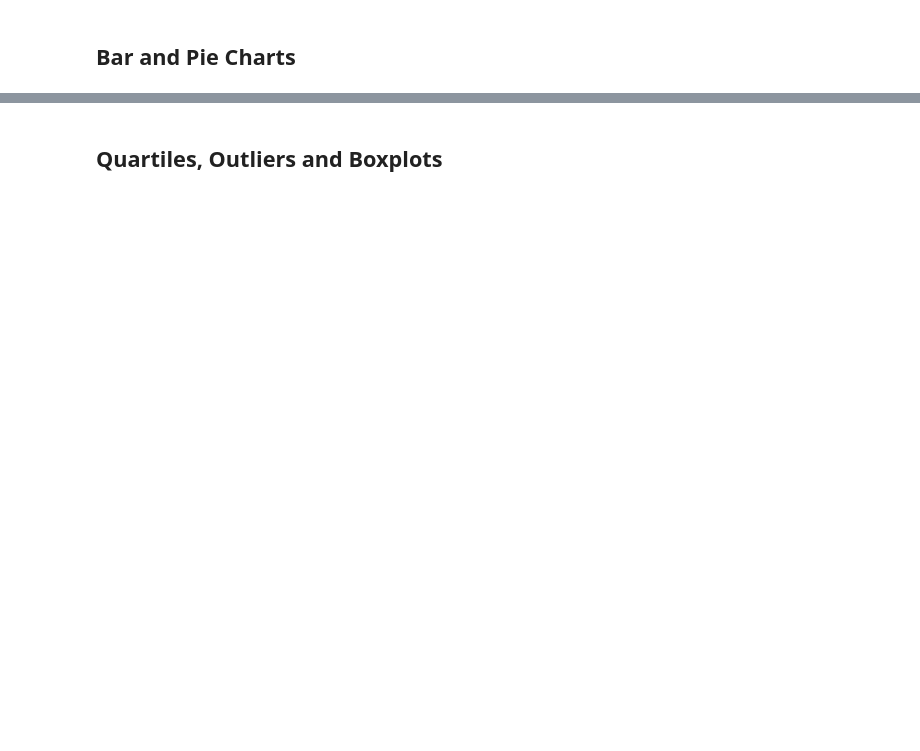
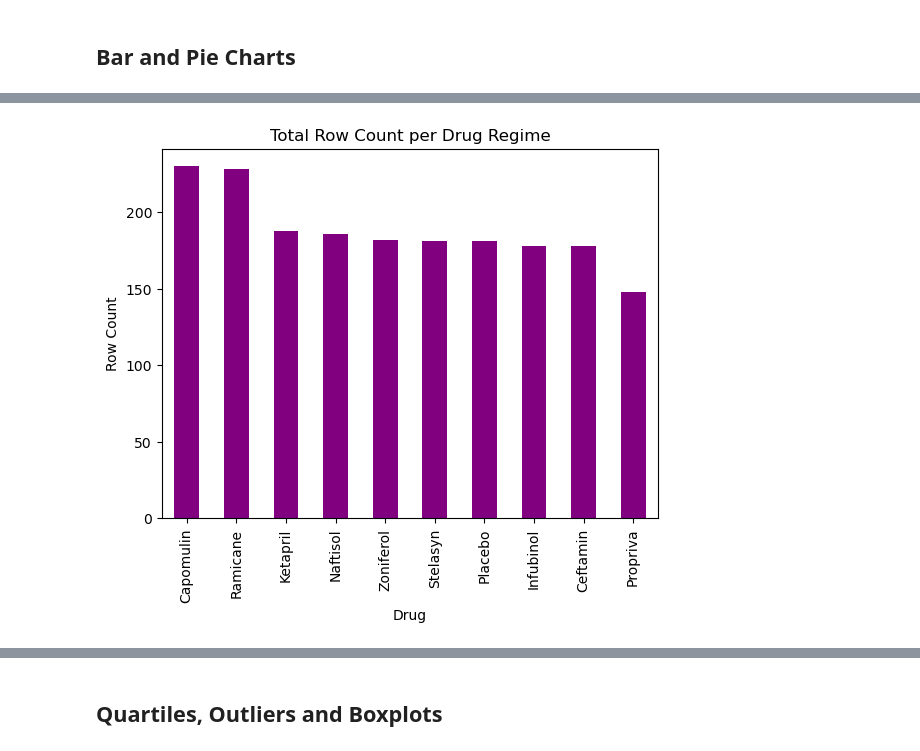
Before and after one commit to Berli85/Childers_SMU_HW_2023, a Jupyter notebook: 05-Data Visualization/Childers Submission 5/pymaceuticals_starter-Childers.ipynb, the cells around one changed output, grey strips where cells are left out. Cells and saved outputs as stored; diff of their text form; code cells hidden in the pictures; blank space fills up the shorter version.

```diff
--- a/05-Data Visualization/Childers Submission 5/pymaceuticals_starter-Childers.ipynb
+++ b/05-Data Visualization/Childers Submission 5/pymaceuticals_starter-Childers.ipynb
@@ -206,3 +223,5 @@ ValueError: If using all scalar values, you must pass an index
 ## Bar and Pie Charts
 # %%
 # Generate a bar plot showing the total number of rows (Mouse ID/Timepoints) for each drug regimen using Pandas.
+pandas_barchart = mouse_study["Drug Regimen"].value_counts()
+pandas_barchart
@@ -209,2 +241,7 @@ ValueError: If using all scalar values, you must pass an index
+# %%
+pandas_barchart.plot(kind="bar", xlabel="Drug", ylabel="Row Count", title="Total Row Count per Drug Regime", color={"purple"})
+plt.show()
+# %% [output]
+[figure, added]
 # %%
 # Generate a bar plot showing the total number of rows (Mouse ID/Timepoints) for each drug regimen using pyplot.
```
Also changed, not shown: parts of 22 cells of this notebook, 7 other files.
